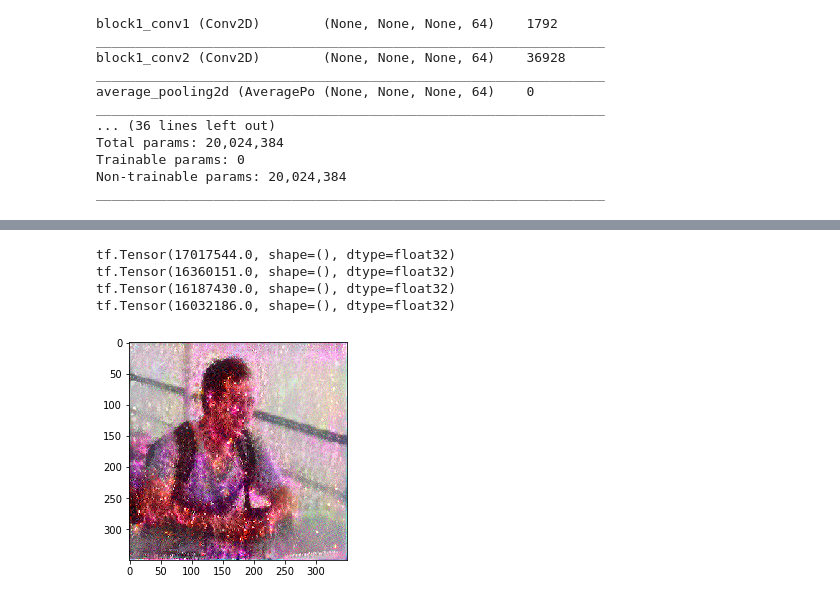
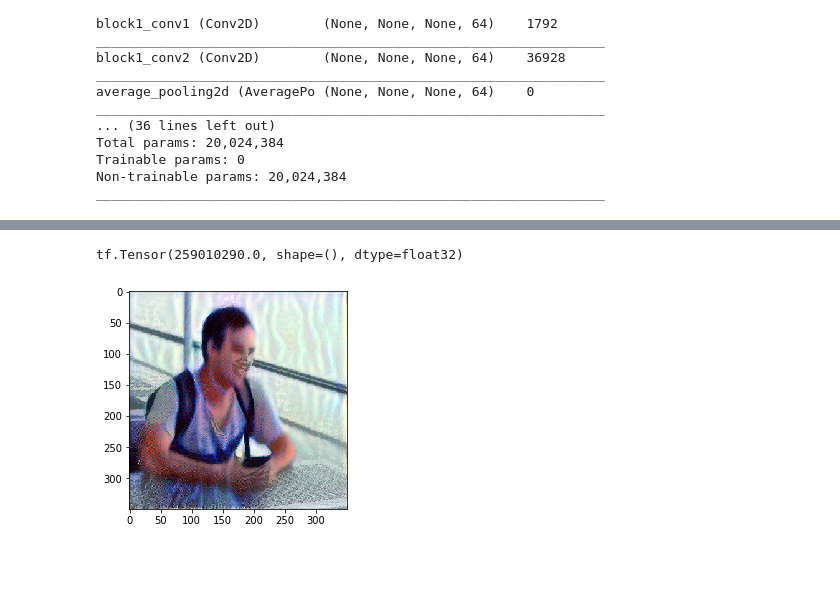
Before and after one commit to eeervin/deep_learning, a Jupyter notebook: VGG19deepstyle.ipynb, the cells around one changed output, grey strips where cells are left out. Cells and saved outputs as stored; diff of their text form; code cells hidden in the pictures; blank space fills up the shorter version.

```diff
--- a/VGG19deepstyle.ipynb
+++ b/VGG19deepstyle.ipynb
@@ -152,33 +126,30 @@ tstyles=[gram_matrix(tf.Variable(pred[i].copy())) for i in styleidx]
 whiteim=np.random.rand(1,244,244,3).astype(np.float32)*0.1+0.5
 img=tf.Variable(whiteim)
 # %%
+#Defining style loss as a corelation loss
 def styleloss(layerstyles,targetstyles):
     return tf.add_n([tf.reduce_mean((layerstyles[i]-targetstyles[i])**2)
                            for i in range(len(layerstyles))])
 
 
-optimizer=tf.optimizers.Adam(0.0005)
+optimizer=tf.optimizers.Adam(0.05)
 
 def styleopt(img,tstyles,styleidx):
     with tf.GradientTape() as g:
-        #print(np.max(img.numpy()))
         preprocessed_input = tf.keras.applications.vgg19.preprocess_input(img*255.0)
-        #print(np.max(preprocessed_input))
         pred=interVGG(preprocessed_input)
         wstyles=[gram_matrix(pred[i]) for i in styleidx]
         loss=styleloss(wstyles,tstyles)
 
 
-    #trainablevar=img
     gradients = g.gradient(loss,img)
-    #print(gradients)
     print(loss)
     optimizer.apply_gradients([(gradients, img)])
-    #print(np.max(img.numpy()))
     img.assign(clip_0_1(img))
     return img
 # %%
-for i in range(1000):
+#Optimizing for style
+for i in range(100):
     cucc=styleopt(img,tstyles,styleidx)
 
 plt.imshow((img.numpy().reshape(244,244,3)))
@@ -241,9 +208,11 @@ def styleopt(img,tstyles,styleidx):
     img.assign(clip_0_1(img))
     return img
 # %%
+#Loading images for content and style
+
 psize=350
 
-im=Image.open('./deepstyle/csillag.jpg')
+im=Image.open('./deepstyle/lang.jpg')
 im=np.array(im.resize((psize,psize))).astype(np.float32).reshape(1,psize,psize,3)
 preprocessed_input = tf.keras.applications.vgg19.preprocess_input(im)
 pred=interVGG.predict(preprocessed_input)
@@ -262,15 +231,15 @@ pred=interVGG.predict(preprocessed_input)
 
 layernum=12
 targetact=pred[layernum].copy()
-#whiteim=np.random.rand(1,244,244,3).astype(np.float32)
 im=Image.open('./deepstyle/gergo.jpg')
 whiteim=np.array(im.resize((psize,psize))).astype(np.float32).reshape(1,psize,psize,3)[:,:,:,::-1]/255.0
 img=tf.Variable(whiteim)
 # %%
+#Merged opt. function for style transfer
 acont=1e1
 astyle=1e-1
 avar=0
-optimizer=tf.optimizers.Adam(0.001)
+optimizer=tf.optimizers.Adam(0.01)
 
 def mergeopt(img,acont,astyle,tstyles,styleidx,targetact,layernum):
     with tf.GradientTape() as g:
@@ -281,27 +250,22 @@ def mergeopt(img,acont,astyle,tstyles,styleidx,targetact,layernum):
         loss=astyle*styleloss(wstyles,tstyles)/len(styleidx)+acont*contentloss(whiteact,targetact)
 
 
-    #trainablevar=img
     gradients = g.gradient(loss,img)
-    #print(gradients)
-    #print(loss)
     optimizer.apply_gradients([(gradients, img)])
     img.assign(clip_0_1(img))
     return loss
 # %%
+#Run style transfer
 with tf.device('/GPU:0'):
-    for i in range(200):
+    for i in range(50):
         cucc=mergeopt(img,acont,astyle,tstyles,styleidx,targetact,layernum)
         if i % 50==0:
             print(cucc)
 
     plt.imshow((img.numpy().reshape(psize,psize,3)[:,:,::-1]))
     plt.show()
     saveimage = Image.fromarray((img.numpy().reshape(psize,psize,3)[:,:,::-1]*255).astype('uint8'), 'RGB')
     saveimage.save('./deepstyle/result.jpg')
 # %% [output]
-tf.Tensor(17017544.0, shape=(), dtype=float32)
-tf.Tensor(16360151.0, shape=(), dtype=float32)
-tf.Tensor(16187430.0, shape=(), dtype=float32)
-tf.Tensor(16032186.0, shape=(), dtype=float32)
+tf.Tensor(259010290.0, shape=(), dtype=float32)
-[figure, old version]
+[figure, new version]
```
Also changed, not shown: parts of 10 cells of this notebook, 1 other file.
